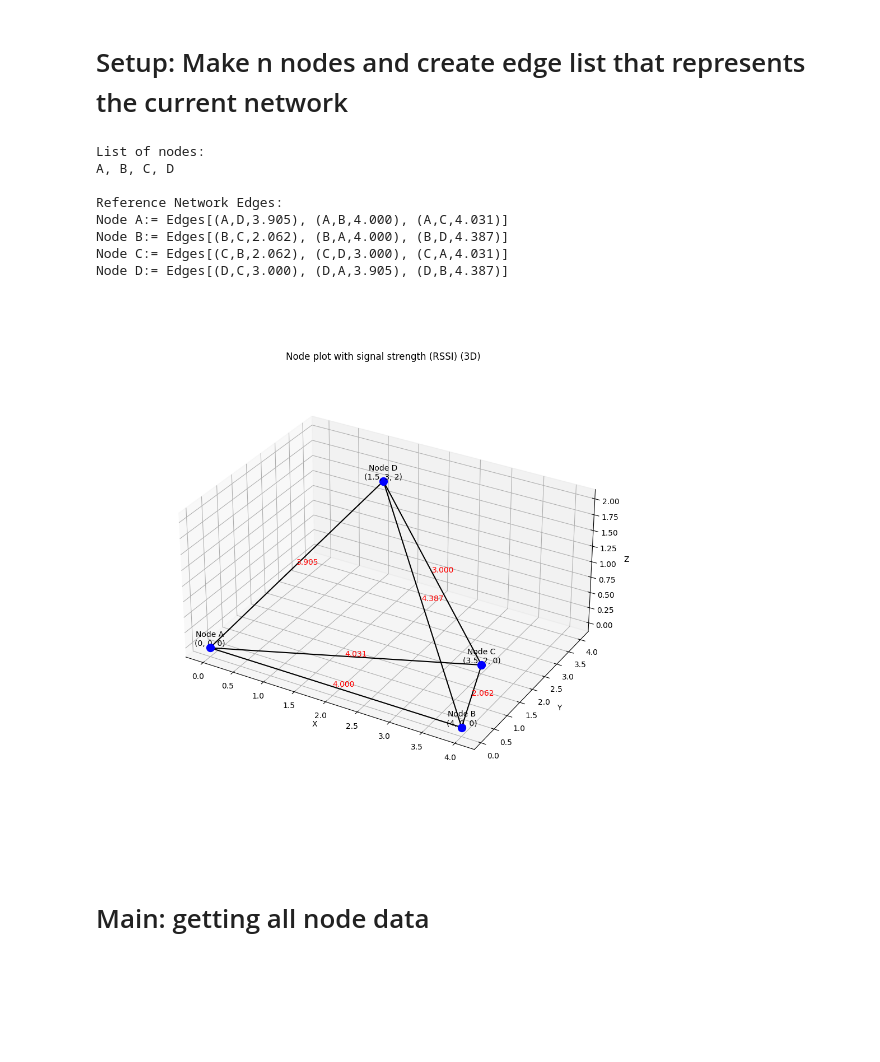
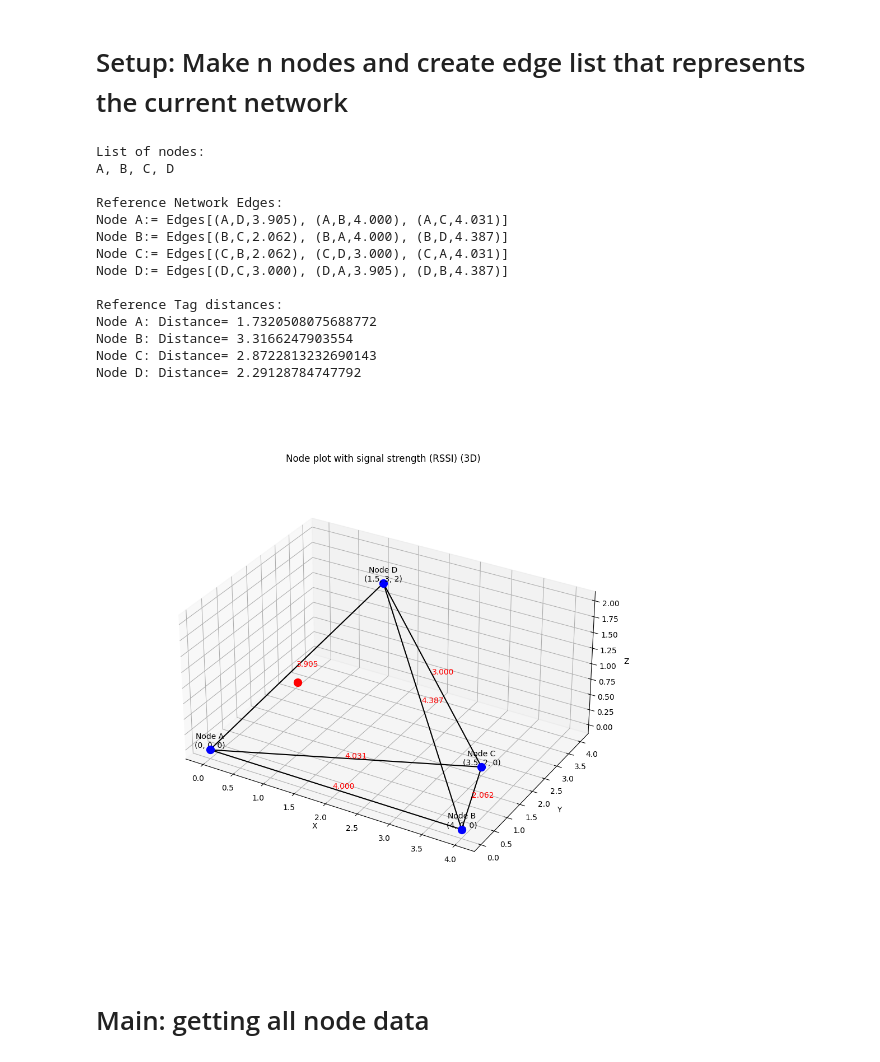
Before and after one commit to Chielvdiepen/FederatedSpatialModelling, a Jupyter notebook: TriangleAlgo-parallelism.ipynb, the cells around one changed output. Drawn from its saved outputs; the diff is of its cells as text; code cells hidden in the pictures; blank space fills up the shorter version.

Commit message:
Cpp changes and added TagDistance localisation

```diff
--- a/TriangleAlgo-parallelism.ipynb
+++ b/TriangleAlgo-parallelism.ipynb
@@ -86,9 +86,12 @@ RefNodeCoords = [(0,0,0),(4,0,0),(3.5,2,0),(1.5,3,2)] # Tetraeder
 # RefNodeCoords = [(5,5,0),(1,2,0),(1,9.5,0),(7,9,0),(9.5,1.5,0)] # Flat Umbrella
 # RefNodeCoords = [(7,3,0),(0,0,0),(4,0,0)] # Simple Triangle
 
-TagCoord = (1,1,1)
+DIM2D = False
 
-DIM2D = True
+if DIM2D:
+    TAGCOORD = (1,1,0)
+else:
+    TAGCOORD = (1,1,1)
 
 MAXTRIANGLES = 25
 
@@ -117,6 +120,8 @@ def compareGraph3D(Network_Dict, RefNode_List):
     for nodeID, coords in pos.items():
         ax.scatter(*coords, c="blue", s=100, marker='o')
         ax.text(*coords, f'Node {nodeID}\n({coords[0]}, {coords[1]}, {coords[2]})', ha='center', va='bottom')
+
+    ax.scatter(*TAGCOORD, c="red", s=100, marker='o')
 
     # Draw edges in 3D
     for edge in G.edges():
@@ -865,34 +897,46 @@ else:
 
     RefNodeCoords = coordlist
 
 print("List of nodes:")
 edge_str = ', '.join(str(node.uuid) for node in nodeList)
 print(edge_str+'\n')
 
 NetworkEdges = {}
+TagDistance = {}
 for i in range(len(nodeList)):
     table = []
     for j in range(len(nodeList)):
         if nodeList[i] != nodeList[j]:
             table.append(Edge(nodeList[i], nodeList[j], distance_to_rssi(RefNodeCoords[i],RefNodeCoords[j])))
     table = sorted(table, key=lambda x: x.rssi, reverse=RSSI) # if rssi set True
+    TagDistance.update({nodeList[i].uuid : distance_to_rssi(RefNodeCoords[i],TAGCOORD)})
     NetworkEdges[nodeList[i].uuid] = table
 
 print('Reference Network Edges:')
 for key, edges in NetworkEdges.items():
     print(f'Node {key}:= Edges{edges}')
+print()
+print('Reference Tag distances:')
+for key, distance in TagDistance.items():
+    print(f'Node {key}: Distance= {distance}')
 
 compareGraph3D(NetworkEdges,RefNodeCoords)
 # %% [output]
 List of nodes:
 A, B, C, D
 
 Reference Network Edges:
 Node A:= Edges[(A,D,3.905), (A,B,4.000), (A,C,4.031)]
 Node B:= Edges[(B,C,2.062), (B,A,4.000), (B,D,4.387)]
 Node C:= Edges[(C,B,2.062), (C,D,3.000), (C,A,4.031)]
 Node D:= Edges[(D,C,3.000), (D,A,3.905), (D,B,4.387)]
+
+Reference Tag distances:
+Node A: Distance= 1.7320508075688772
+Node B: Distance= 3.3166247903554
+Node C: Distance= 2.8722813232690143
+Node D: Distance= 2.29128784747792
-[figure, old version]
+[figure, new version]
 # %% [markdown]
 <h1> Main: getting all node data </h1>
 # %%
```
Also changed, not shown: parts of 2 cells of this notebook, 5 other files.
